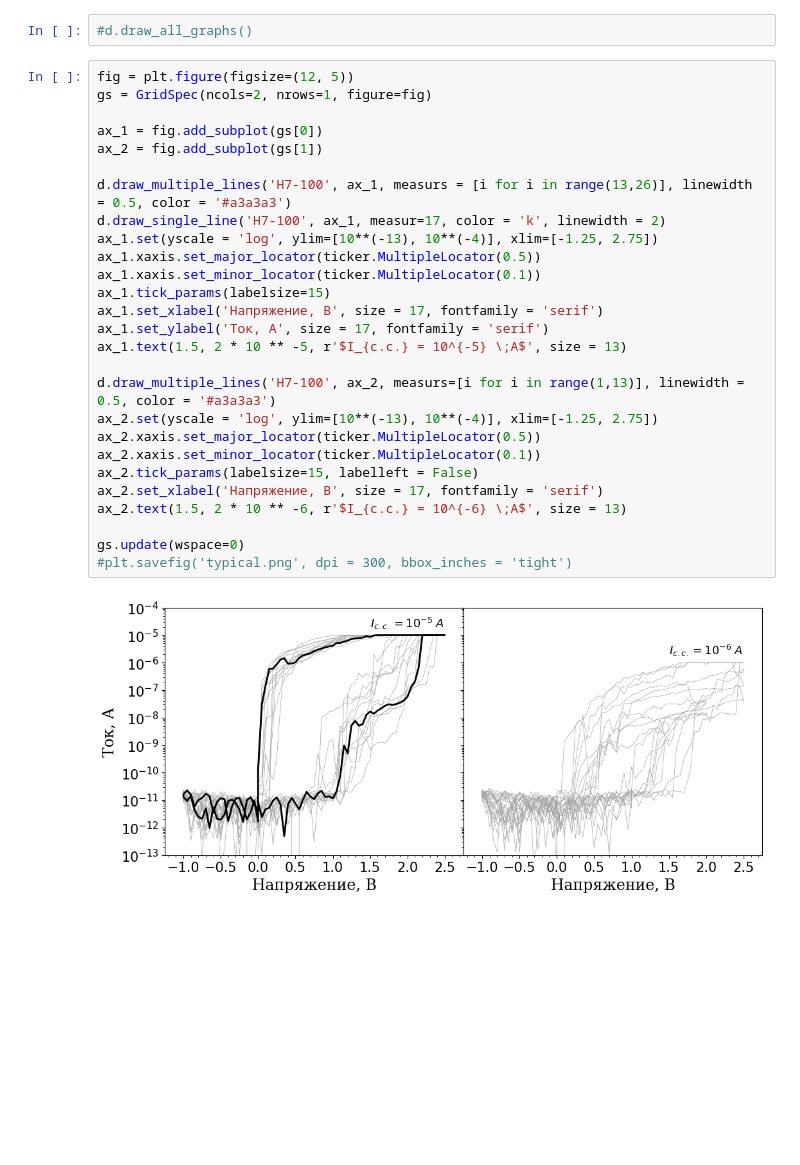
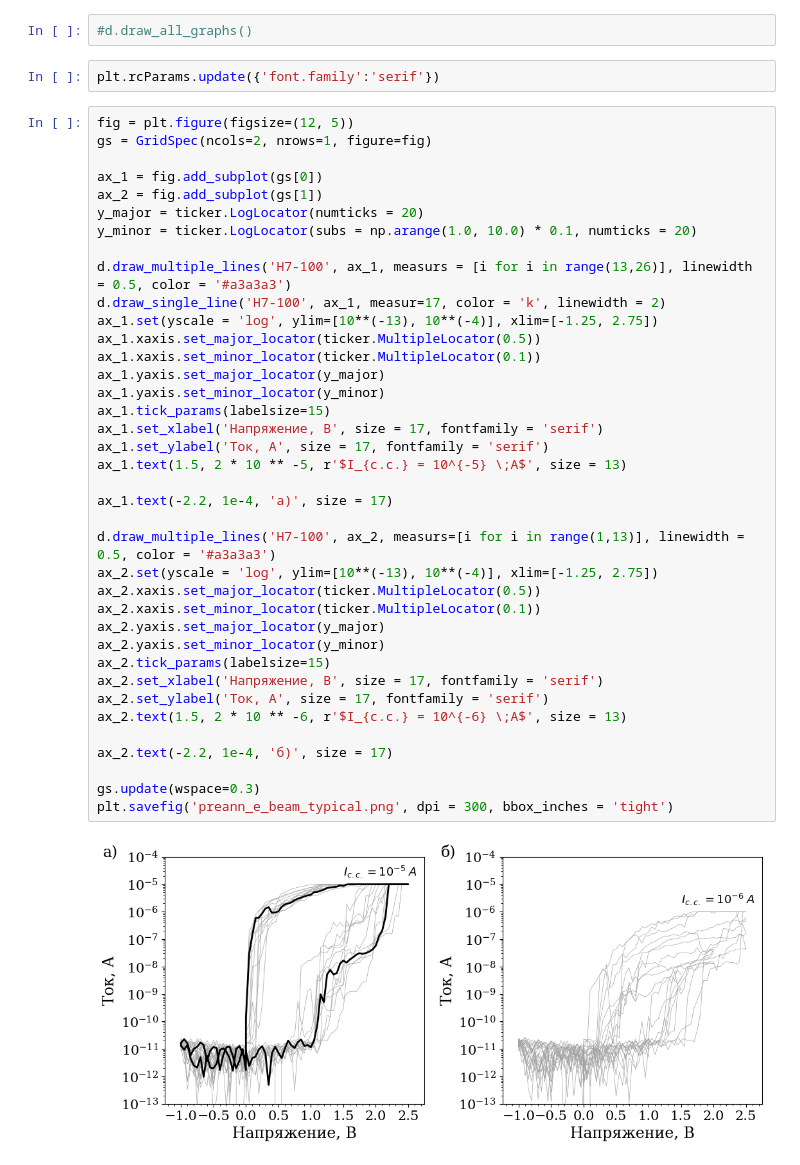
Before and after one commit to OneMoreGate/TiN-HZO_experimental, a Jupyter notebook: sample_4.4_preann_e-beam/main.ipynb, the cells around one changed output. Cells and saved outputs as stored; diff of their text form; blank space fills up the shorter version.

```diff
--- a/sample_4.4_preann_e-beam/main.ipynb
+++ b/sample_4.4_preann_e-beam/main.ipynb
@@ -4,35 +4,48 @@ from electrical_data_process import *
 d = DC_IV('sample_4.4')
 # %%
 #d.draw_all_graphs()
+# %%
+plt.rcParams.update({'font.family':'serif'})
 # %%
 fig = plt.figure(figsize=(12, 5))
 gs = GridSpec(ncols=2, nrows=1, figure=fig)
 
 ax_1 = fig.add_subplot(gs[0])
 ax_2 = fig.add_subplot(gs[1])
+y_major = ticker.LogLocator(numticks = 20)
+y_minor = ticker.LogLocator(subs = np.arange(1.0, 10.0) * 0.1, numticks = 20)
 
 d.draw_multiple_lines('H7-100', ax_1, measurs = [i for i in range(13,26)], linewidth = 0.5, color = '#a3a3a3')
 d.draw_single_line('H7-100', ax_1, measur=17, color = 'k', linewidth = 2)
 ax_1.set(yscale = 'log', ylim=[10**(-13), 10**(-4)], xlim=[-1.25, 2.75])
 ax_1.xaxis.set_major_locator(ticker.MultipleLocator(0.5))
 ax_1.xaxis.set_minor_locator(ticker.MultipleLocator(0.1))
+ax_1.yaxis.set_major_locator(y_major)
+ax_1.yaxis.set_minor_locator(y_minor)
 ax_1.tick_params(labelsize=15)
 ax_1.set_xlabel('Напряжение, В', size = 17, fontfamily = 'serif')
 ax_1.set_ylabel('Ток, А', size = 17, fontfamily = 'serif')
 ax_1.text(1.5, 2 * 10 ** -5, r'$I_{c.c.} = 10^{-5} \;A$', size = 13)
 
+ax_1.text(-2.2, 1e-4, 'a)', size = 17)
+
 d.draw_multiple_lines('H7-100', ax_2, measurs=[i for i in range(1,13)], linewidth = 0.5, color = '#a3a3a3')
 ax_2.set(yscale = 'log', ylim=[10**(-13), 10**(-4)], xlim=[-1.25, 2.75])
 ax_2.xaxis.set_major_locator(ticker.MultipleLocator(0.5))
 ax_2.xaxis.set_minor_locator(ticker.MultipleLocator(0.1))
-ax_2.tick_params(labelsize=15, labelleft = False)
+ax_2.yaxis.set_major_locator(y_major)
+ax_2.yaxis.set_minor_locator(y_minor)
+ax_2.tick_params(labelsize=15)
 ax_2.set_xlabel('Напряжение, В', size = 17, fontfamily = 'serif')
+ax_2.set_ylabel('Ток, А', size = 17, fontfamily = 'serif')
 ax_2.text(1.5, 2 * 10 ** -6, r'$I_{c.c.} = 10^{-6} \;A$', size = 13)
 
-gs.update(wspace=0)
-#plt.savefig('typical.png', dpi = 300, bbox_inches = 'tight')
+ax_2.text(-2.2, 1e-4, 'б)', size = 17)
+
+gs.update(wspace=0.3)
+plt.savefig('preann_e_beam_typical.png', dpi = 300, bbox_inches = 'tight')
 # %% [output]
-[figure, old version]
+[figure, new version]
 # %%
 fig, ax = plt.subplots()
 lines = d.draw_multiple_lines('H7-75', ax, measurs=[i for i in range(4, 30)], color = '#a3a3a3', linewidth = 0.5)
```
Also changed, not shown: parts of 1 cell of this notebook, 9 other files.
